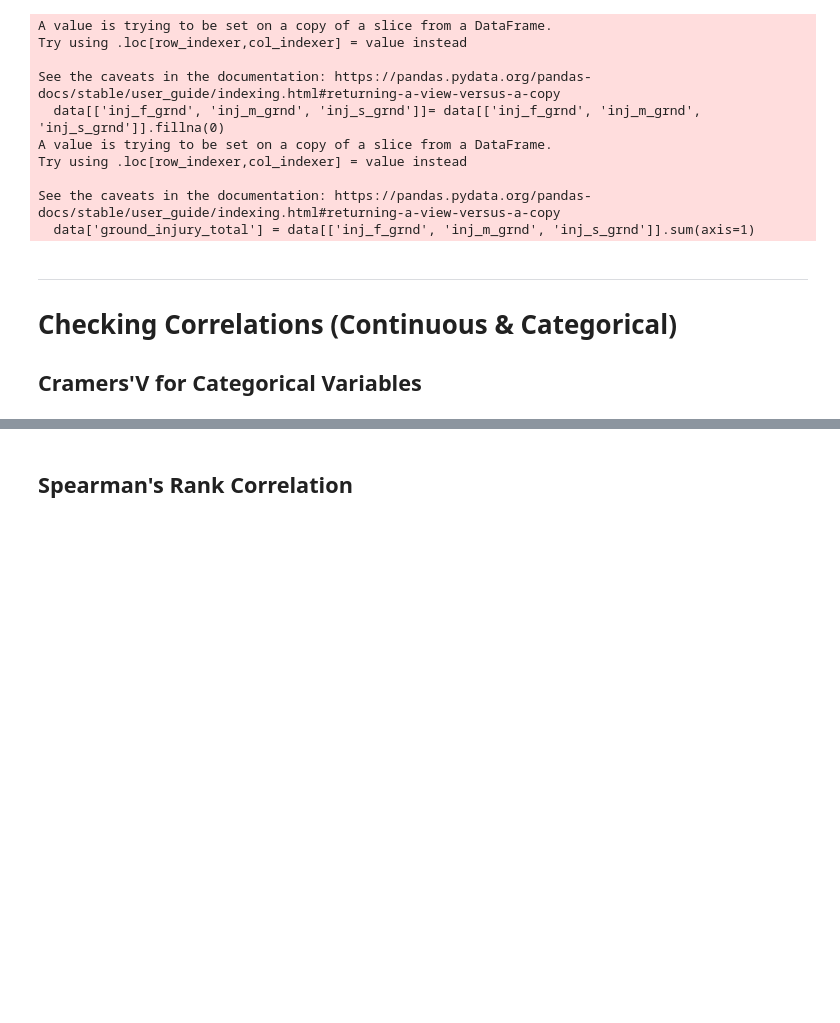
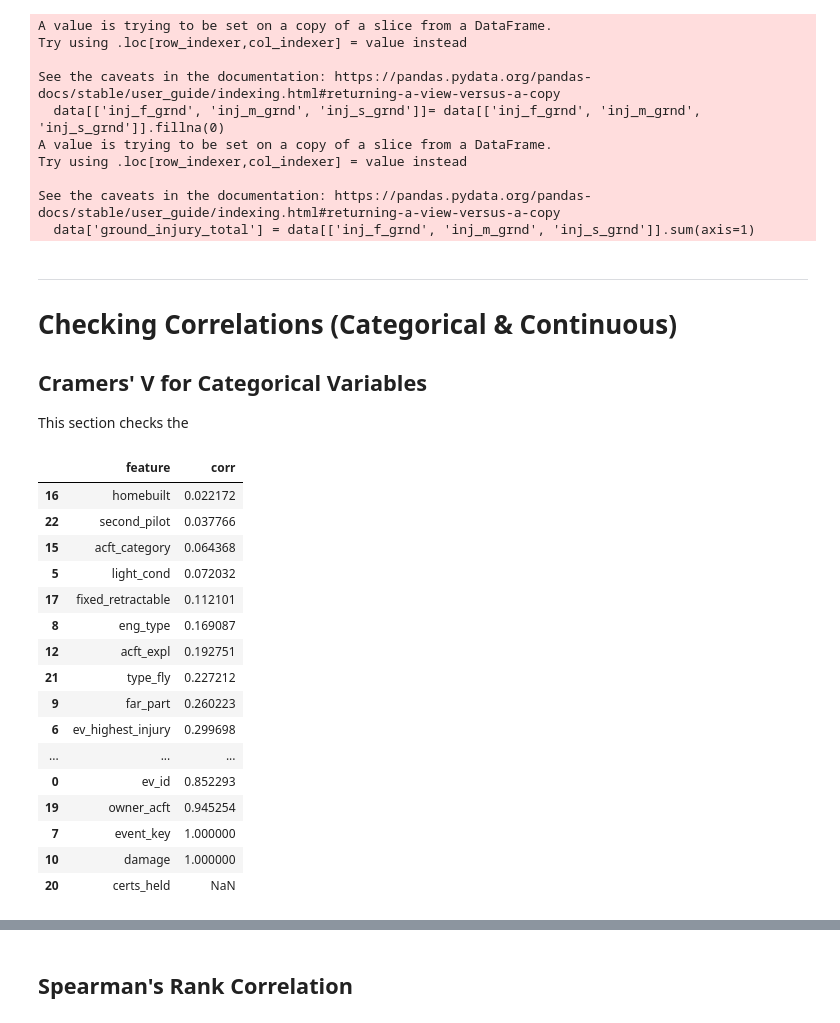
Before and after one commit to TheErdosInstitute-Summer2025-Project/aviation-project, a Jupyter notebook: jupyter-notebooks/nstb_exploration_visualization.ipynb, the cells around one changed output, grey strips where cells are left out. Drawn from its saved outputs; the diff is of its cells as text; code cells hidden in the pictures; blank space fills up the shorter version.

```diff
--- a/jupyter-notebooks/nstb_exploration_visualization.ipynb
+++ b/jupyter-notebooks/nstb_exploration_visualization.ipynb
@@ -30,9 +30,11 @@ See the caveats in the documentation: https://pandas.pydata.org/pandas-docs/stab
   data['ground_injury_total'] = data[['inj_f_grnd', 'inj_m_grnd', 'inj_s_grnd']].sum(axis=1)
 # %% [markdown]
 ***
-# Checking Correlations (Continuous & Categorical)
+# Checking Correlations (Categorical & Continuous)
 
-## Cramers'V for Categorical Variables
+## Cramers' V for Categorical Variables
+
+This section checks the
 # %%
 def cramers_v(x, y):
     """Calculates Cramer's V for categorical Variables.
@@ -48,0 +59,20 @@ def cramers_v(x, y):
+# %%
+cramer_df
+# %% [output]
+|  | feature | corr |
+| 16 | homebuilt | 0.022172 |
+| 22 | second_pilot | 0.037766 |
+| 15 | acft_category | 0.064368 |
+| 5 | light_cond | 0.072032 |
+| 17 | fixed_retractable | 0.112101 |
+| 8 | eng_type | 0.169087 |
+| 12 | acft_expl | 0.192751 |
+| 21 | type_fly | 0.227212 |
+| 9 | far_part | 0.260223 |
+| 6 | ev_highest_injury | 0.299698 |
+| ... | ... | ... |
+| 0 | ev_id | 0.852293 |
+| 19 | owner_acft | 0.945254 |
+| 7 | event_key | 1.000000 |
+| 10 | damage | 1.000000 |
+| 20 | certs_held | NaN |
```
Also changed, not shown: parts of 6 cells of this notebook.
